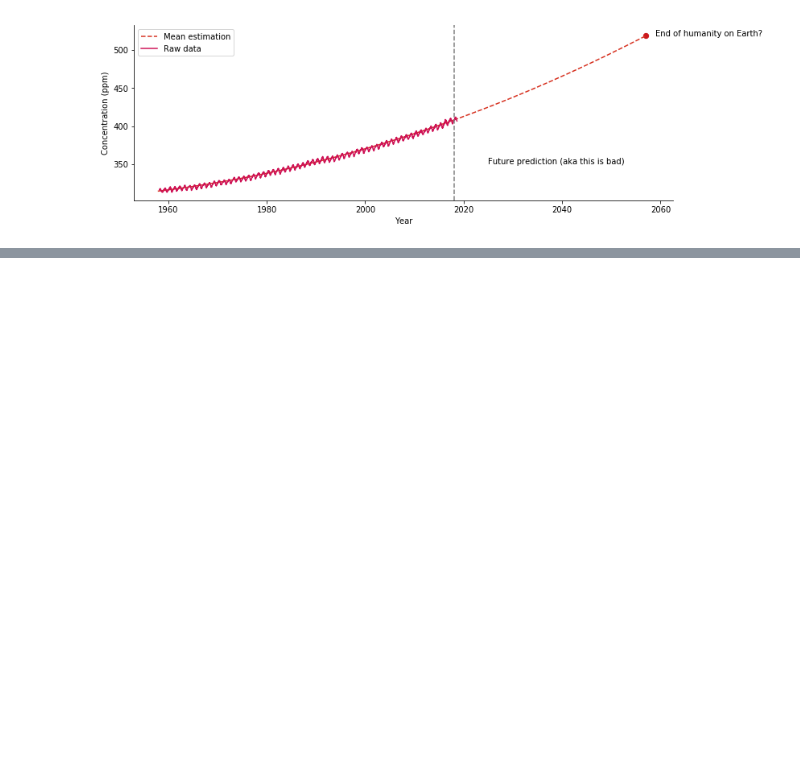
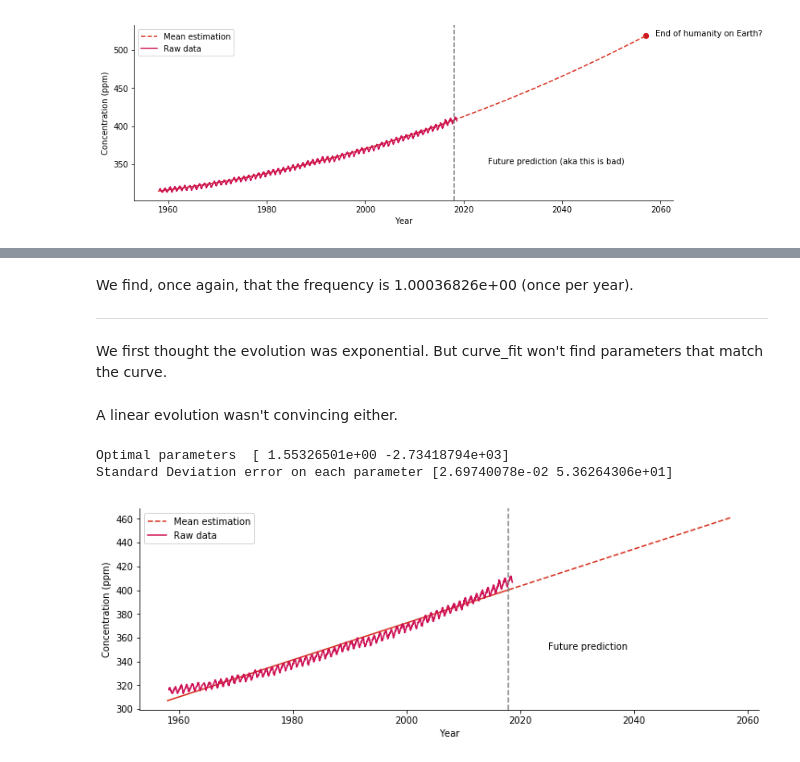
Before and after one commit to Aurele-Barriere/CO2_data_analysis, a Jupyter notebook: evolutionCO2.ipynb, the cells around one changed output, grey strips where cells are left out. Drawn from its saved outputs; the diff is of its cells as text; code cells hidden in the pictures; blank space fills up the shorter version.

```diff
--- a/evolutionCO2.ipynb
+++ b/evolutionCO2.ipynb
@@ -213,0 +287,34 @@ Standard Deviation error on each parameter [3.24890968e-04 1.29177638e+00 1.2839
+# %% [markdown]
+We find, once again, that the frequency is 1.00036826e+00 (once per year).
+- - -
+We first thought the evolution was exponential. But curve_fit won't find parameters that match the curve.
+# %% [markdown]
+A linear evolution wasn't convincing either.
+# %%
+def func(x, a, b):
+    return (a * x) + b
+
+popt, pcov = curve_fit(func, data_agg.index.values, data_agg['Concentration']['mean'])
+print ('Optimal parameters ', popt) #parameters
+#print ('Covariance matrix ', pcov) #covariance
+perr = np.sqrt(np.diag(pcov))
+print ('Standard Deviation error on each parameter', perr)
+
+year_range = np.arange(2018, 2058, 1)
+
+f, ax = plt.subplots(1, 1, figsize=[12, 4])
+ax.plot(data_agg.index.values, func(data_agg.index.values, popt[0], popt[1]), c='#d7301f')
+ax.plot(year_range, func(year_range, popt[0], popt[1]), linestyle='--', c='#d7301f', label='Mean estimation')
+ax.plot(dataYear, data['Concentration'], c='#ce1256', label='Raw data')
+ax.axvline(x=2018, c='gray', linestyle='--')
+ax.set_xlabel("Year")
+ax.set_ylabel("Concentration (ppm)")
+ax.spines['top'].set_visible(False)
+ax.spines['right'].set_visible(False)
+ax.text(2025, 350, 'Future prediction')
+ax.legend()
+plt.show()
+# %% [output]
+Optimal parameters  [ 1.55326501e+00 -2.73418794e+03]
+Standard Deviation error on each parameter [2.69740078e-02 5.36264306e+01]
+[figure, added]
```
Also changed, not shown: parts of 6 cells of this notebook.
